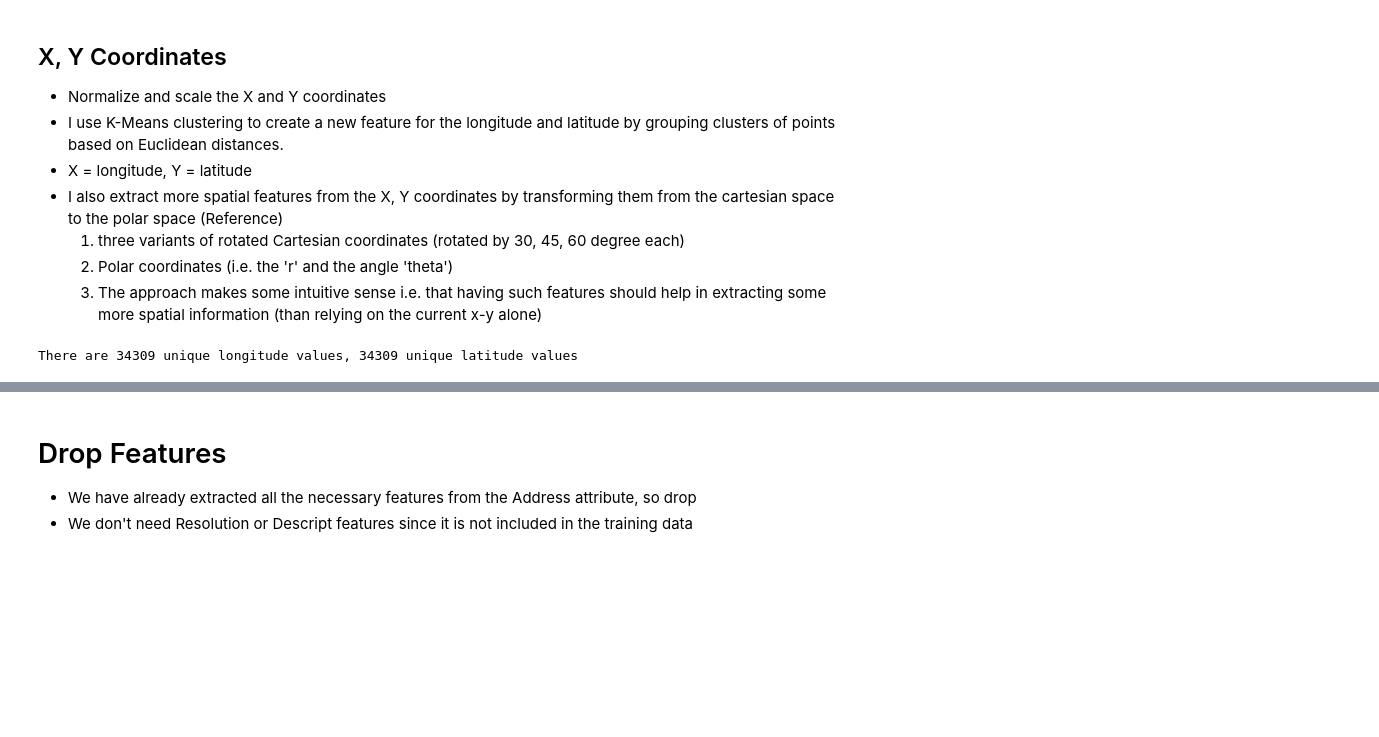
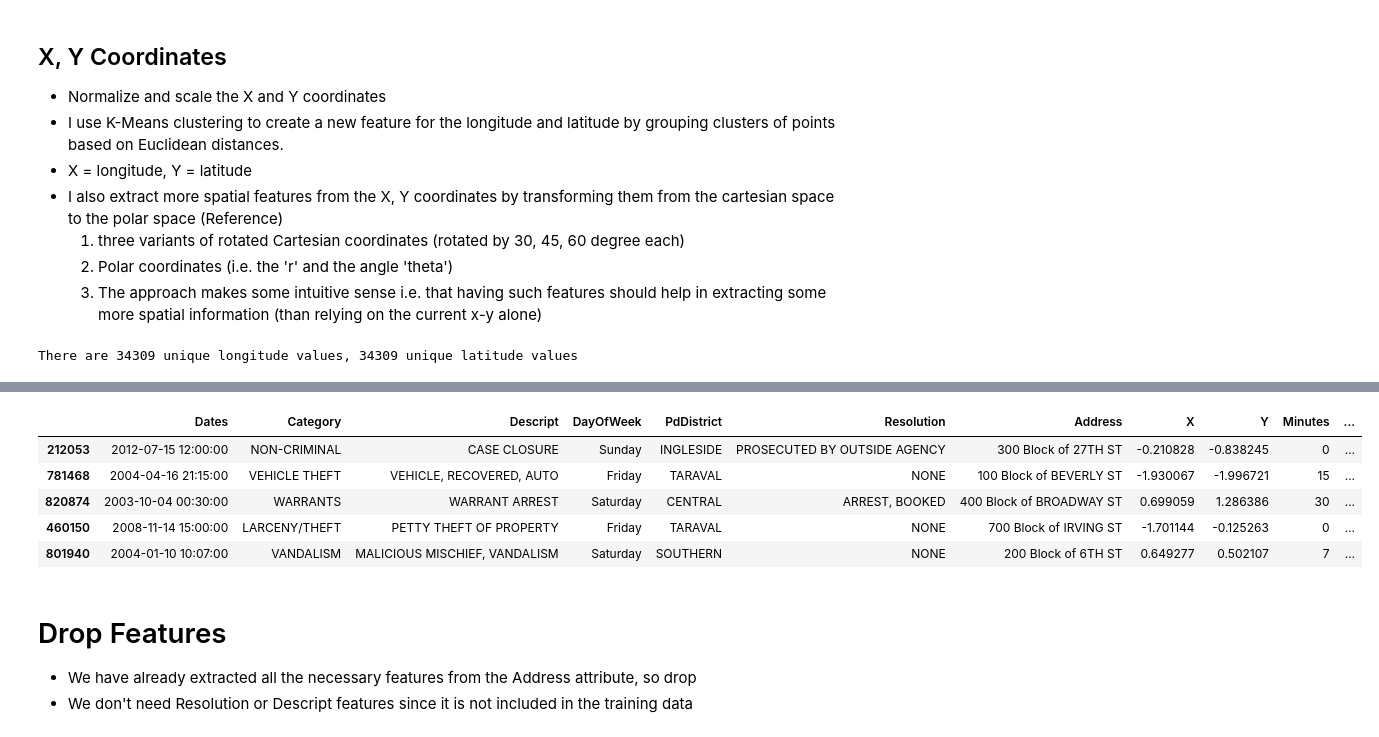
Before and after one commit to mj-awad17/Data_Analystics-Projects, a Jupyter notebook: sf-crime/sf-crime-prediction.ipynb, the cells around one changed output, grey strips where cells are left out. Saved outputs shown, nothing was run; the diff lists cells and outputs as text; code cells hidden in the pictures; blank space fills up the shorter version.

```diff
--- a/sf-crime/sf-crime-prediction.ipynb
+++ b/sf-crime/sf-crime-prediction.ipynb
@@ -803,3 +812,12 @@ TypeError: KMeans.__init__() got an unexpected keyword argument 'n_jobs'
+# %%
+train.sample(5)
+# %% [output]
+|  | Dates | Category | Descript | DayOfWeek | PdDistrict | Resolution | Address | X | Y | Minutes | ... |
+| 212053 | 2012-07-15 12:00:00 | NON-CRIMINAL | CASE CLOSURE | Sunday | INGLESIDE | PROSECUTED BY OUTSIDE AGENCY | 300 Block of 27TH ST | -0.210828 | -0.838245 | 0 | ... |
+| 781468 | 2004-04-16 21:15:00 | VEHICLE THEFT | VEHICLE, RECOVERED, AUTO | Friday | TARAVAL | NONE | 100 Block of BEVERLY ST | -1.930067 | -1.996721 | 15 | ... |
+| 820874 | 2003-10-04 00:30:00 | WARRANTS | WARRANT ARREST | Saturday | CENTRAL | ARREST, BOOKED | 400 Block of BROADWAY ST | 0.699059 | 1.286386 | 30 | ... |
+| 460150 | 2008-11-14 15:00:00 | LARCENY/THEFT | PETTY THEFT OF PROPERTY | Friday | TARAVAL | NONE | 700 Block of IRVING ST | -1.701144 | -0.125263 | 0 | ... |
+| 801940 | 2004-01-10 10:07:00 | VANDALISM | MALICIOUS MISCHIEF, VANDALISM | Saturday | SOUTHERN | NONE | 200 Block of 6TH ST | 0.649277 | 0.502107 | 7 | ... |
 # %% [markdown]
 # Drop Features
 - We have already extracted all the necessary features from the Address attribute, so drop
```
Also changed, not shown: parts of 38 cells of this notebook.
